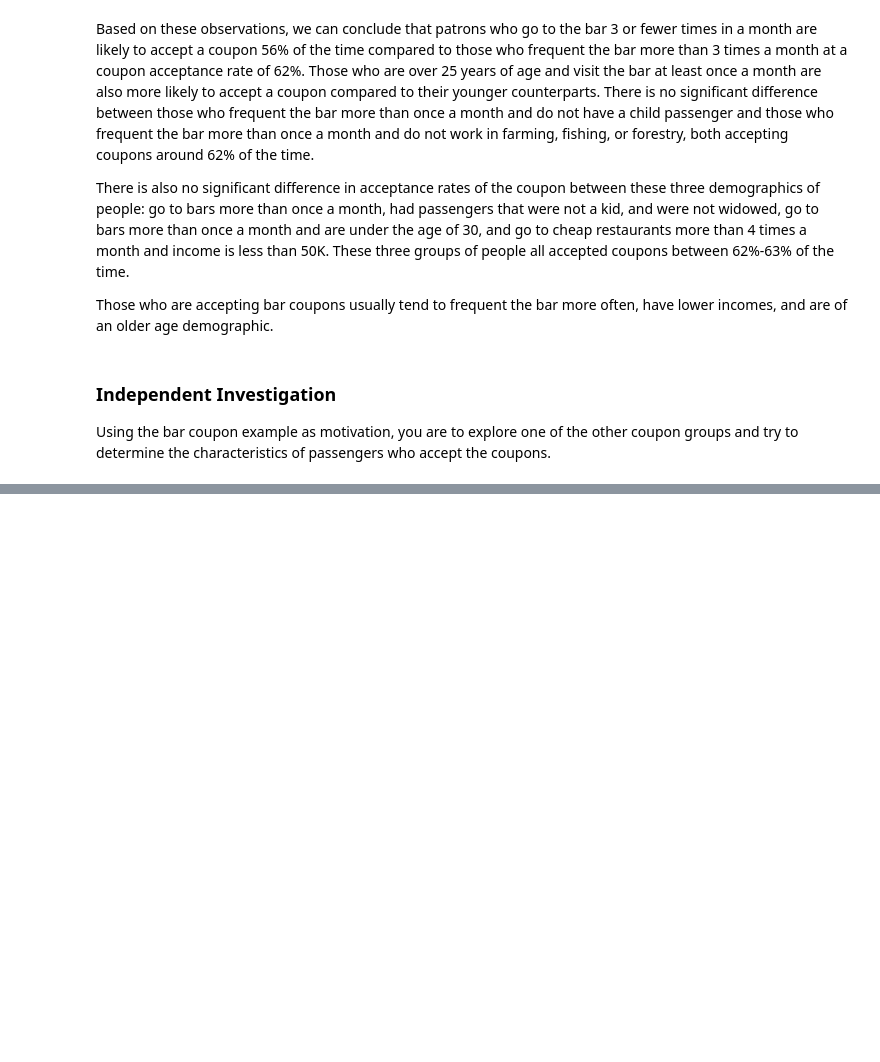
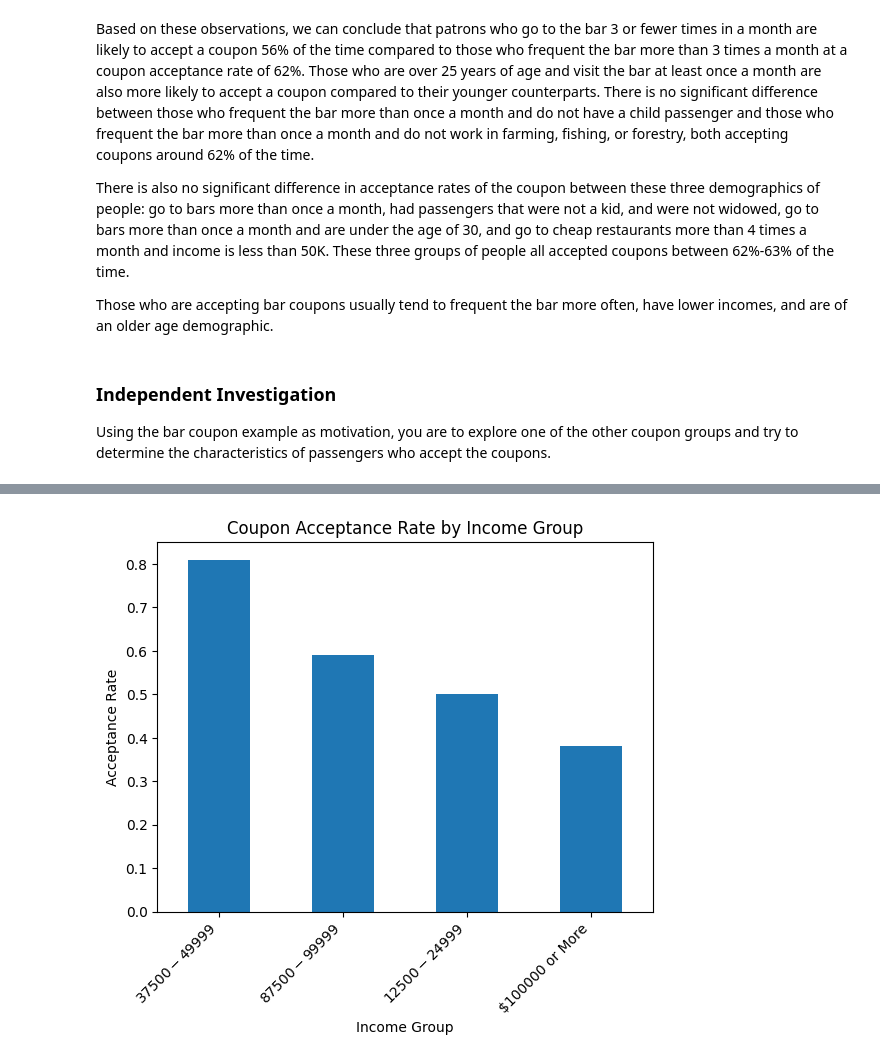
Before and after one commit to psnana-us/week5, a Jupyter notebook: prompt.ipynb, the cells around one changed output, grey strips where cells are left out. Drawn from its saved outputs; the diff is of its cells as text; code cells hidden in the pictures; blank space fills up the shorter version.

```diff
--- a/prompt.ipynb
+++ b/prompt.ipynb
@@ -279,0 +293,10 @@ Using the bar coupon example as motivation, you are to explore one of the other
+# %%
+age_acceptance = cleaned_data.groupby('income')['Y'].mean().sort_values(ascending=False)
+age_acceptance.plot(kind='bar')
+plt.title('Coupon Acceptance Rate by Income Group')
+plt.xlabel('Income Group')
+plt.ylabel('Acceptance Rate')
+plt.xticks(rotation=45, ha='right')
+plt.show()
+# %% [output]
+[figure, added]
```
Also changed, not shown: parts of 3 cells of this notebook.
